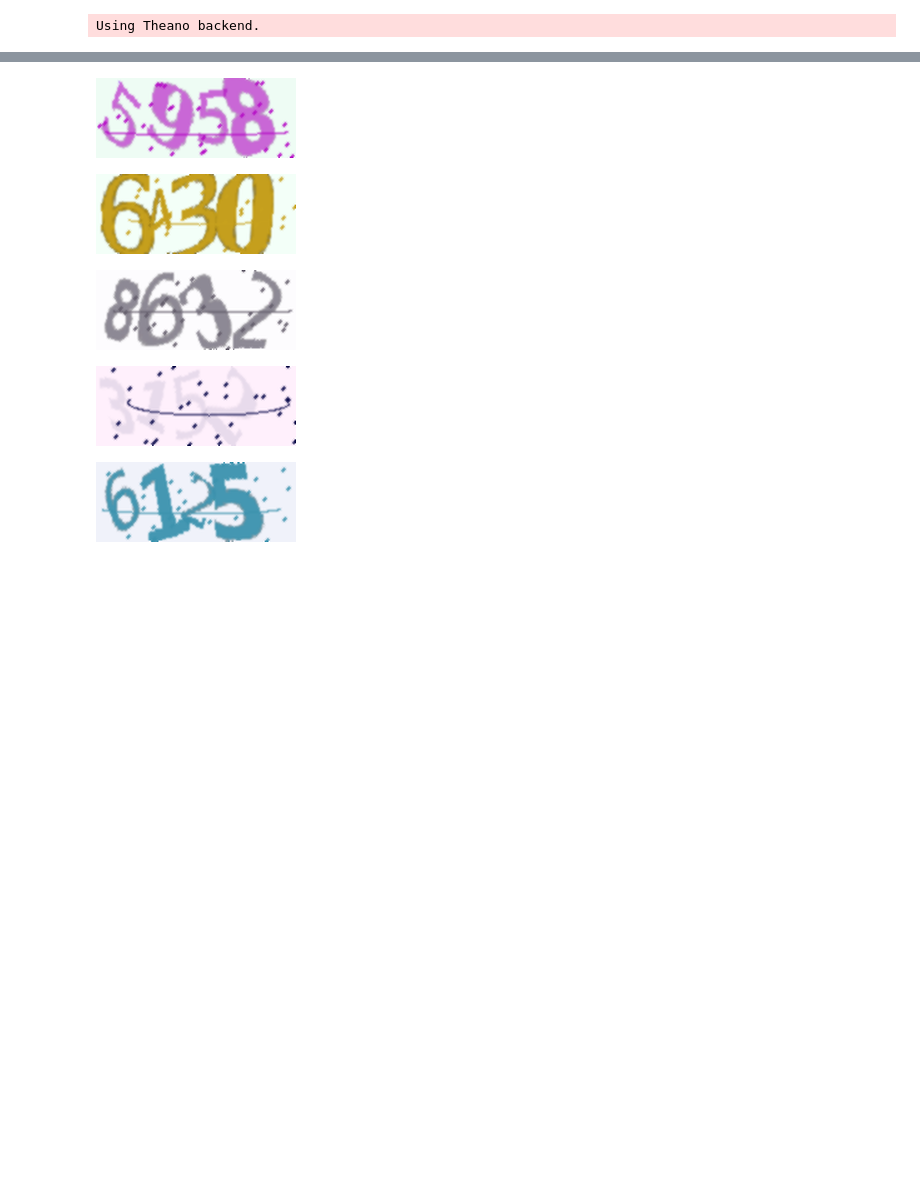
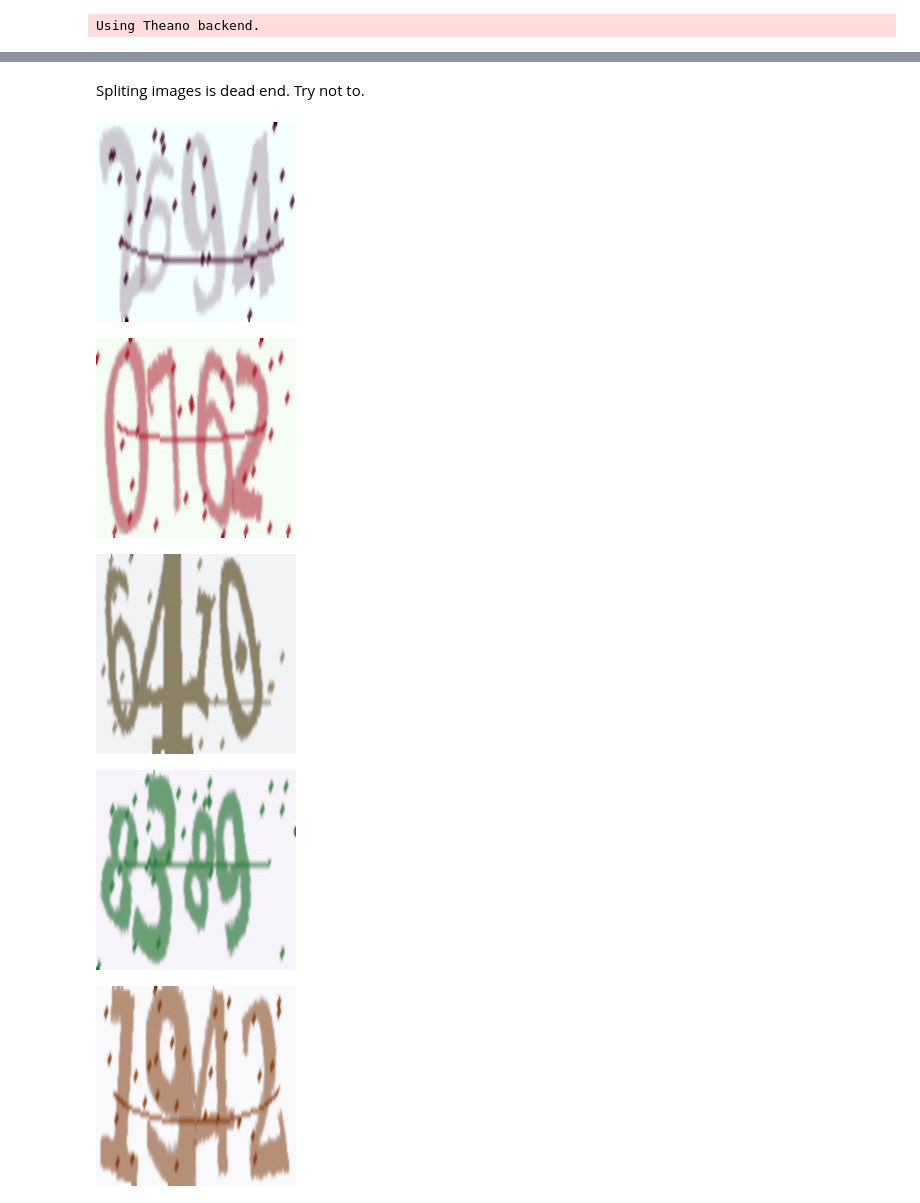
Before and after one commit to utensil/julia-playground, a Jupyter notebook: dl/hello_captcha.ipynb, the cells around one changed output, grey strips where cells are left out. Cells and saved outputs as stored; diff of their text form; code cells hidden in the pictures; blank space fills up the shorter version.

```diff
--- a/dl/hello_captcha.ipynb
+++ b/dl/hello_captcha.ipynb
@@ -159,24 +158,28 @@ Using Theano backend.
 import random
 import IPython.display as display
 # %%
-SAMPLE_SIZE = 5
+SAMPLE_SIZE = 1000
+SHOW_SAMPLE_SIZE = 5
 INVALID_DIGIT = -1
+DIGIT_COUNT = 4
+DIGIT_FORMAT_STR = "%%0%dd" % DIGIT_COUNT
+# print DIGIT_FORMAT_STR
 labels = []
 images = []
 for i in range(0, SAMPLE_SIZE):
     digits = 0
     last_digit = INVALID_DIGIT
-    for j in range(0, 4):
+    for j in range(0, DIGIT_COUNT):
         digit = last_digit
         while digit == last_digit:
             digit = random.randint(0, 9)
         last_digit = digit
         digits = digits * 10 + digit
-    digits_as_str = "%04d" % digits
+    digits_as_str = DIGIT_FORMAT_STR % digits
     labels.append(digits_as_str)
-    images.append(captcha.generate_image("%04d" % digits))
+    images.append(captcha.generate_image(digits_as_str))
 
-for index in range(SAMPLE_SIZE):
+for index in range(SHOW_SAMPLE_SIZE):
     display.display(labels[index])
     display.display(images[index])
 # %% [output]
@@ -193,15 +238,29 @@ for index in range(SAMPLE_SIZE):
+# %% [markdown]
+Spliting images is dead end. Try not to.
 # %%
+# standard width for the whole captcha image
 IMAGE_STD_WIDTH = 200
-IMAGE_STD_HEIGHT = 80
-data = np.empty((SAMPLE_SIZE, 3, IMAGE_STD_HEIGHT, IMAGE_STD_WIDTH), dtype="float32")
+# standard height for the whole captcha image
+IMAGE_STD_HEIGHT = 200
+
+digit_labels = list()
+
+for digit_index in range(0, DIGIT_COUNT):
+    digit_labels.append(np.empty(SAMPLE_SIZE, dtype="int8"))
+
+digit_image_data = np.empty((SAMPLE_SIZE, 3, IMAGE_STD_HEIGHT, IMAGE_STD_WIDTH), dtype="float32")
+
 for index in range(0, SAMPLE_SIZE):
     img = images[index].resize((IMAGE_STD_WIDTH, IMAGE_STD_HEIGHT), PIL.Image.LANCZOS)
-    display.display(img)
-    arr = np.asarray(img, dtype="float32") / 255.0
-    data[index, :, :, :] = np.rollaxis(arr, 2)
+    if index < SHOW_SAMPLE_SIZE:
+        display.display(img)
+    img_arr = np.asarray(img, dtype="float32") / 255.0
+    digit_image_data[index, :, :, :] = np.rollaxis(img_arr, 2)
+    for digit_index in range(0, DIGIT_COUNT):
+        digit_labels[digit_index][index] = labels[index][digit_index]
 # %% [output]
-[figure, old version]
+[figure, new version]
-[figure, old version]
+[figure, new version]
-[figure, old version]
+[figure, new version]
-[figure, old version]
+[figure, new version]
-[figure, old version]
+[figure, new version]
```
Also changed, not shown: parts of 31 cells of this notebook.
